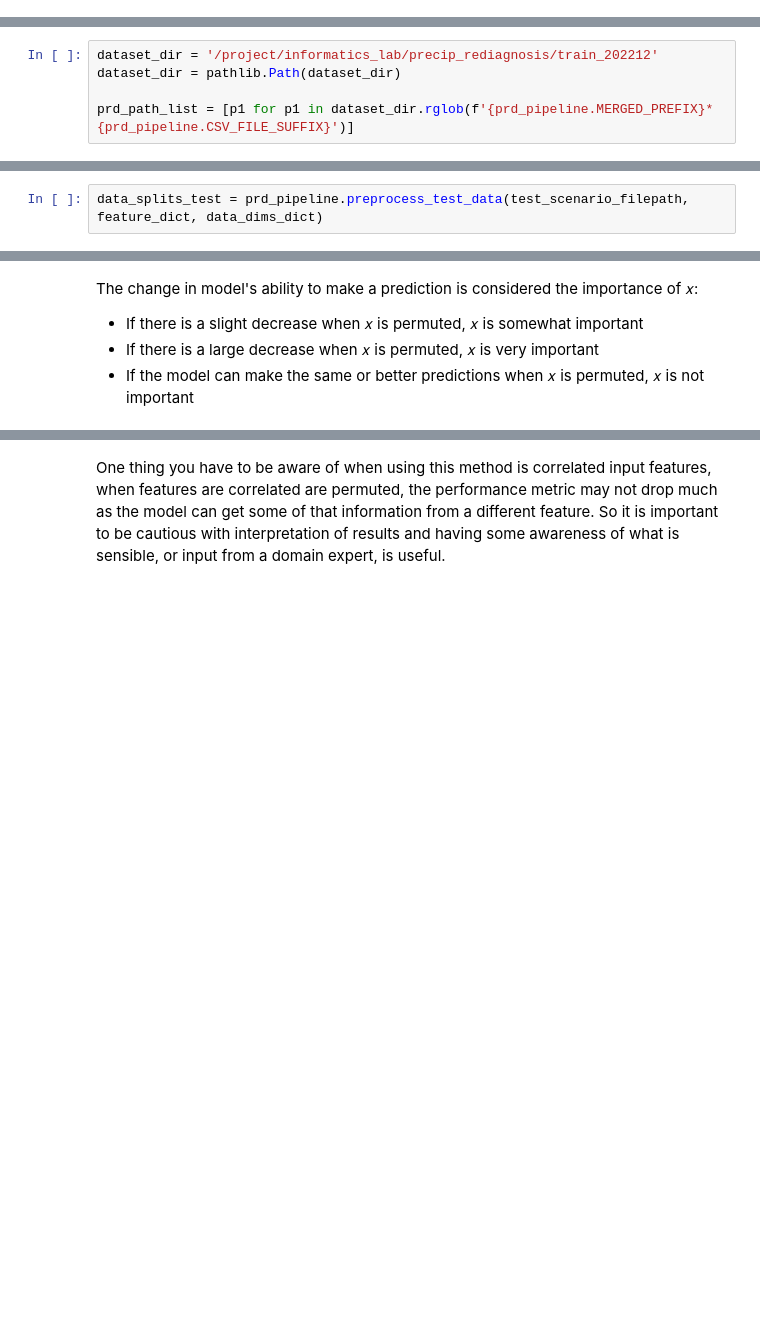
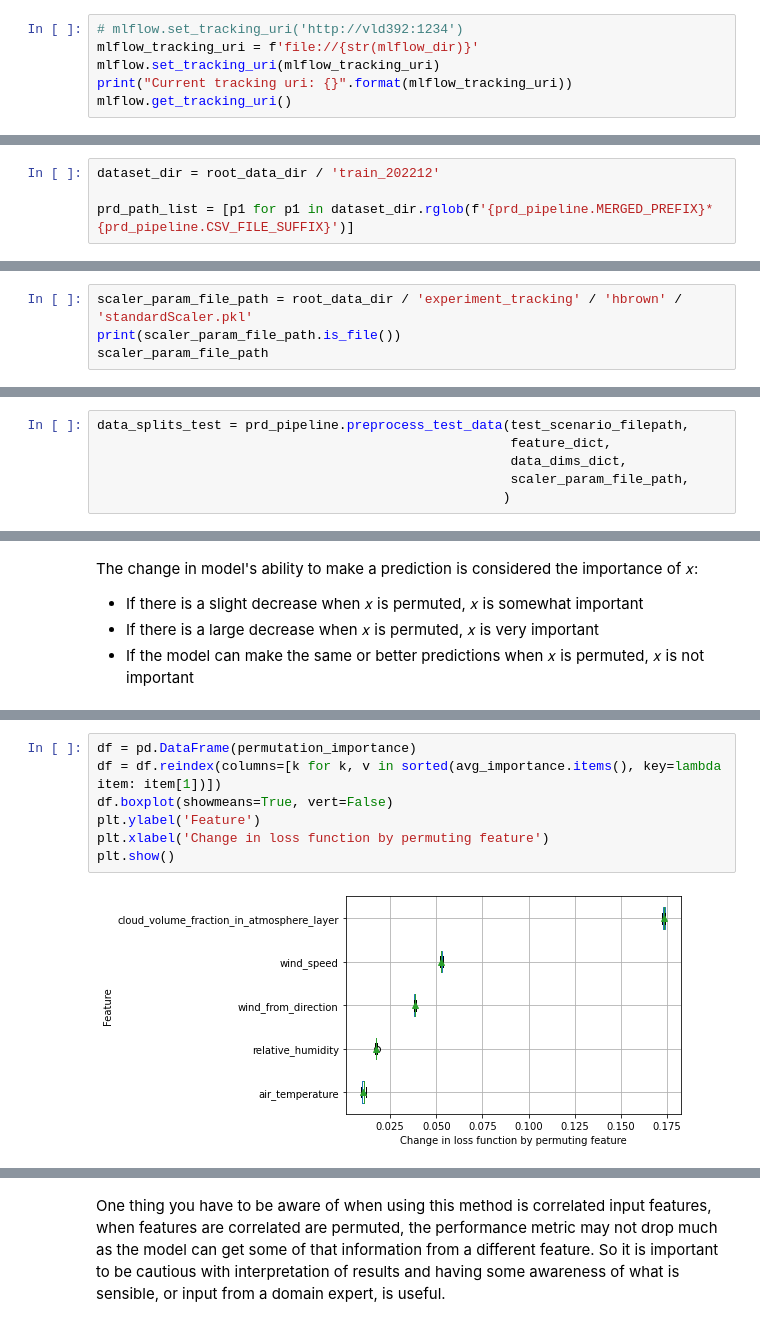
Before and after one commit to informatics-lab/precip_rediagnosis, a Jupyter notebook: model_pipeline/prd_demo_XAI.ipynb, the cells around one changed output, grey strips where cells are left out. Saved outputs shown, nothing was run; the diff lists cells and outputs as text; blank space fills up the shorter version.

Commit message:
#114 update XAI notebook to point to central dataset.

````diff
--- a/model_pipeline/prd_demo_XAI.ipynb
+++ b/model_pipeline/prd_demo_XAI.ipynb
@@ -35,2 +49,8 @@ Current tracking uri: file:///net/home/h02/hbrown/code/git/precip_rediagnosis/mo
 # %% [markdown]
 The run_id is required to load the pretrained model from MLFlow. The run_id for each experiment run tracked using MLFlow can be found via the MLFlow user interface (launched by running ```mlflow ui``` in the command line). Once the run_id is know, we can easily load in models trained for previous experiments for inference and evaluation.
+# %%
+# mlflow.set_tracking_uri('http://vld392:1234')
+mlflow_tracking_uri = f'file://{str(mlflow_dir)}'
+mlflow.set_tracking_uri(mlflow_tracking_uri)
+print("Current tracking uri: {}".format(mlflow_tracking_uri))
+mlflow.get_tracking_uri()
@@ -78,8 +117,7 @@ data_dims_dict = {
 # %% [markdown]
 We then load the test scenario dataset into pandas DataFrames. Here, test_scenario can currently be set to either 'storm_ciara' or 'storm_eunice_franklin' (but can be set to any event name that has been left out of the model training dataset)
 # %%
-dataset_dir = '/project/informatics_lab/precip_rediagnosis/train_202212'
-dataset_dir = pathlib.Path(dataset_dir)
+dataset_dir = root_data_dir / 'train_202212'
 
 prd_path_list = [p1 for p1 in dataset_dir.rglob(f'{prd_pipeline.MERGED_PREFIX}*{prd_pipeline.CSV_FILE_SUFFIX}')]
 # %%
@@ -105,0 +150,4 @@ As we want the test data to have the same format as the data used to train our m
+# %%
+scaler_param_file_path = root_data_dir / 'experiment_tracking' / 'hbrown' / 'standardScaler.pkl'
+print(scaler_param_file_path.is_file())
+scaler_param_file_path
@@ -106,5 +157,9 @@ As we want the test data to have the same format as the data used to train our m
 # %%
-data_splits_test = prd_pipeline.preprocess_test_data(test_scenario_filepath, feature_dict, data_dims_dict)
+data_splits_test = prd_pipeline.preprocess_test_data(test_scenario_filepath,
+                                                     feature_dict,
+                                                     data_dims_dict,
+                                                     scaler_param_file_path,
+                                                    )
 # %%
 data_splits_test['y_test'].shape
 # %% [output]
@@ -223,0 +279,9 @@ plt.show()
+# %%
+df = pd.DataFrame(permutation_importance)
+df = df.reindex(columns=[k for k, v in sorted(avg_importance.items(), key=lambda item: item[1])])
+df.boxplot(showmeans=True, vert=False)
+plt.ylabel('Feature')
+plt.xlabel('Change in loss function by permuting feature')
+plt.show()
+# %% [output]
+[figure, added]
````
Also changed, not shown: parts of 15 cells of this notebook.
